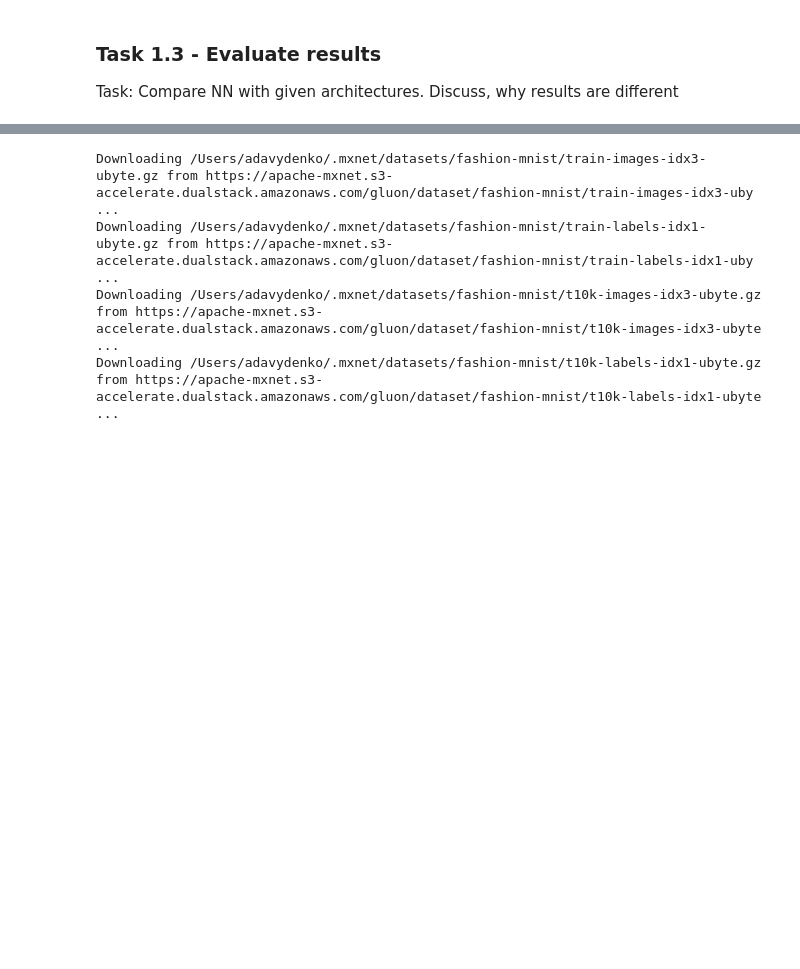
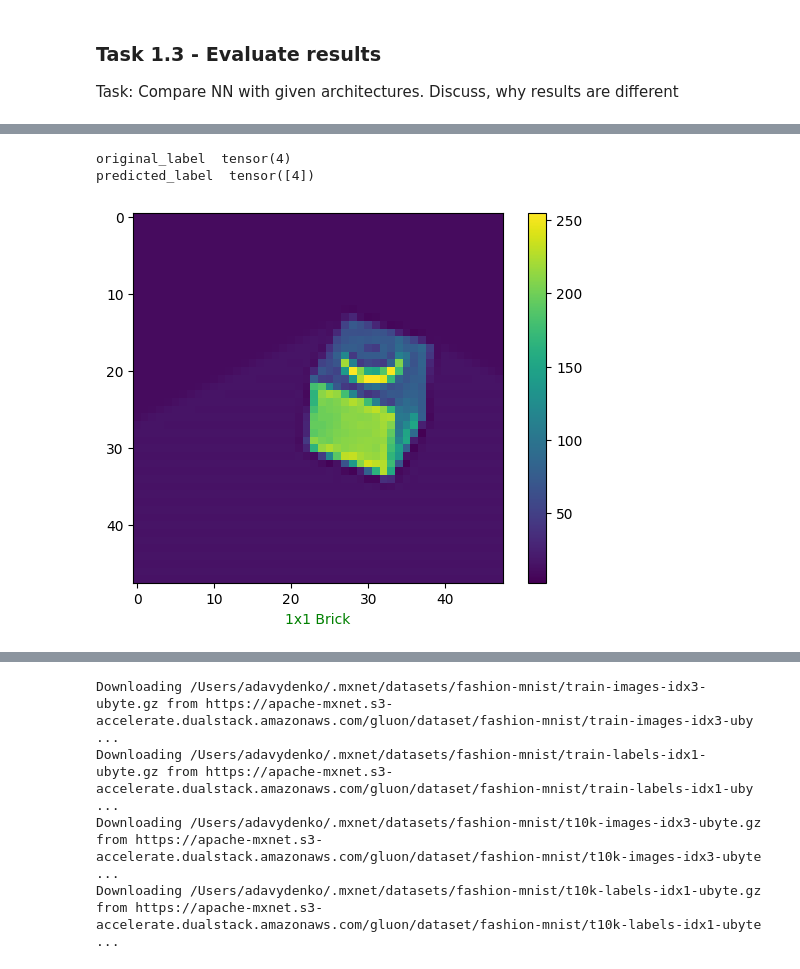
Before and after one commit to spbcoding/ml-aws-course, a Jupyter notebook: lab07-cnn-1-pytorch.ipynb, the cells around one changed output, grey strips where cells are left out. Drawn from its saved outputs; the diff is of its cells as text; code cells hidden in the pictures; blank space fills up the shorter version.

```diff
--- a/lab07-cnn-1-pytorch.ipynb
+++ b/lab07-cnn-1-pytorch.ipynb
@@ -313 +321,3 @@ test_loader = mx.gluon.data.DataLoader(test_data, batch_size=batch_size, shuffle
+# %%
+test_dataloader = DataLoader(test_dataset, batch_size = BATCH_SIZE)
 # %%
@@ -322,3 +332,41 @@ Validaton LeNet: accuracy = 1.0
+# %%
+import itertools
+
+def show_random(net, dataloader):
+    train_image_no = 89
+
+    def get_prediction(net, input):
+        input = input.permute(2, 0, 1).to(device)
+        outputs = net(input)
+        _, predicted = outputs.max(1)
+        return predicted
+
+
+    images_data, original_label = next(iter(dataloader))
+    images_data = images_data[0]
+    original_label = original_label[0]
+
+    predicted_label = get_prediction(net, images_data)
+    print('original_label ', original_label)
+    print('predicted_label ', predicted_label)
+    if original_label == predicted_label:
+        c = 'green'
+    else:
+        c = 'red'
+
+    plt.figure()
+    plt.imshow(images_data.numpy())
+    plt.colorbar()
+
+    plt.xlabel(class_names[predicted_label], color = c)
+    plt.show()
+# %%
+#nn
+show_random(net, test_dataloader)
+# %% [output]
+original_label  tensor(4)
+predicted_label  tensor([4])
+[figure, added]
 # %% [markdown]
 ## Part II: Fashion MNIST
 
```
Also changed, not shown: parts of 6 cells of this notebook.
